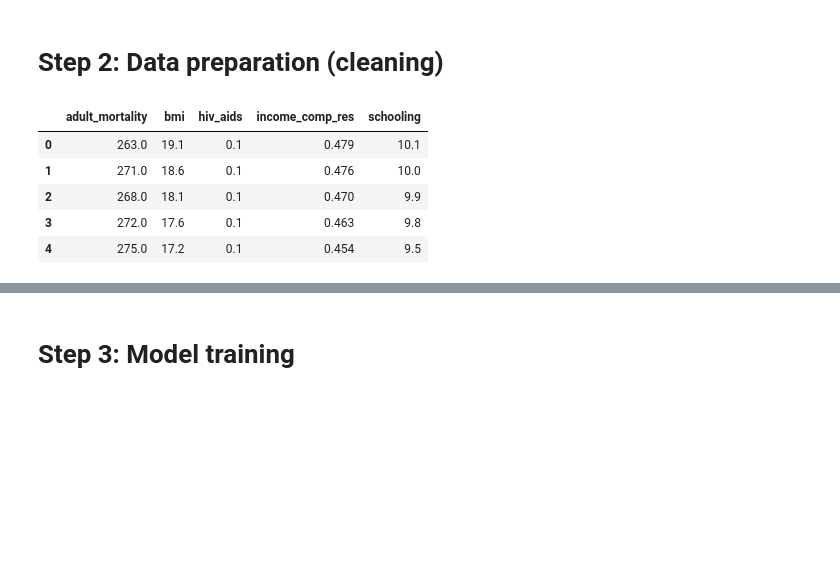
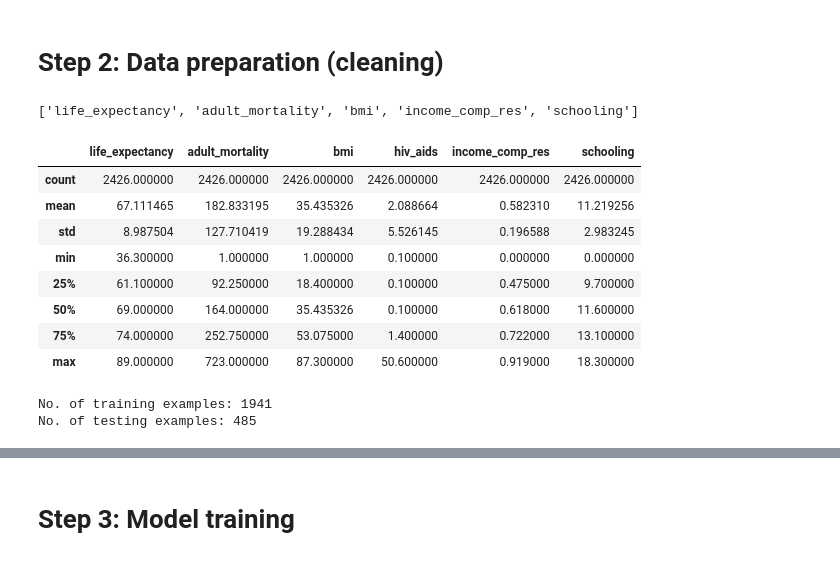
Before and after one commit to BrainTheos/uon-cci501-linear-regression, a Jupyter notebook: CCI501_Linear_Regression.ipynb, the cells around one changed output, grey strips where cells are left out. Saved outputs shown, nothing was run; the diff lists cells and outputs as text; code cells hidden in the pictures; blank space fills up the shorter version.

```diff
--- a/CCI501_Linear_Regression.ipynb
+++ b/CCI501_Linear_Regression.ipynb
@@ -115,16 +117,2 @@ plt.show()
 # %% [markdown]
 # Step 2: Data preparation (cleaning)
-# %%
-# Separate target from features
-y = le_dev_country_data['life_expectancy']
-features = le_dev_country_data.drop(['life_expectancy'], axis=1)
-
-# Preview features
-features.head()
-# %% [output]
-|  | adult_mortality | bmi | hiv_aids | income_comp_res | schooling |
-| 0 | 263.0 | 19.1 | 0.1 | 0.479 | 10.1 |
-| 1 | 271.0 | 18.6 | 0.1 | 0.476 | 10.0 |
-| 2 | 268.0 | 18.1 | 0.1 | 0.470 | 9.9 |
-| 3 | 272.0 | 17.6 | 0.1 | 0.463 | 9.8 |
-| 4 | 275.0 | 17.2 | 0.1 | 0.454 | 9.5 |
@@ -132,0 +119,36 @@ X_train, X_valid, y_train, y_valid = train_test_split(features, y, random_state=
+# %%
+# Get names of columns with missing values
+cols_with_missing = [col for col in le_dev_country_data.columns
+                     if le_dev_country_data[col].isnull().any()]
+print(cols_with_missing)
+# %% [output]
+['life_expectancy', 'adult_mortality', 'bmi', 'income_comp_res', 'schooling']
+# %%
+# Imputation
+from sklearn.impute import SimpleImputer
+my_imputer = SimpleImputer()
+imputed_dataset = pd.DataFrame(my_imputer.fit_transform(le_dev_country_data))
+
+# Imputation removed column names; put them back
+imputed_dataset.columns = le_dev_country_data.columns
+imputed_dataset.describe()
+# %% [output]
+|  | life_expectancy | adult_mortality | bmi | hiv_aids | income_comp_res | schooling |
+| count | 2426.000000 | 2426.000000 | 2426.000000 | 2426.000000 | 2426.000000 | 2426.000000 |
+| mean | 67.111465 | 182.833195 | 35.435326 | 2.088664 | 0.582310 | 11.219256 |
+| std | 8.987504 | 127.710419 | 19.288434 | 5.526145 | 0.196588 | 2.983245 |
+| min | 36.300000 | 1.000000 | 1.000000 | 0.100000 | 0.000000 | 0.000000 |
+| 25% | 61.100000 | 92.250000 | 18.400000 | 0.100000 | 0.475000 | 9.700000 |
+| 50% | 69.000000 | 164.000000 | 35.435326 | 0.100000 | 0.618000 | 11.600000 |
+| 75% | 74.000000 | 252.750000 | 53.075000 | 1.400000 | 0.722000 | 13.100000 |
+| max | 89.000000 | 723.000000 | 87.300000 | 50.600000 | 0.919000 | 18.300000 |
+# %%
+# Train test split
+training_data = imputed_dataset.sample(frac=0.8, random_state=25)
+testing_data = imputed_dataset.drop(training_data.index)
+
+print(f"No. of training examples: {training_data.shape[0]}")
+print(f"No. of testing examples: {testing_data.shape[0]}")
+# %% [output]
+No. of training examples: 1941
+No. of testing examples: 485
```
Also changed, not shown: parts of 24 cells of this notebook.
